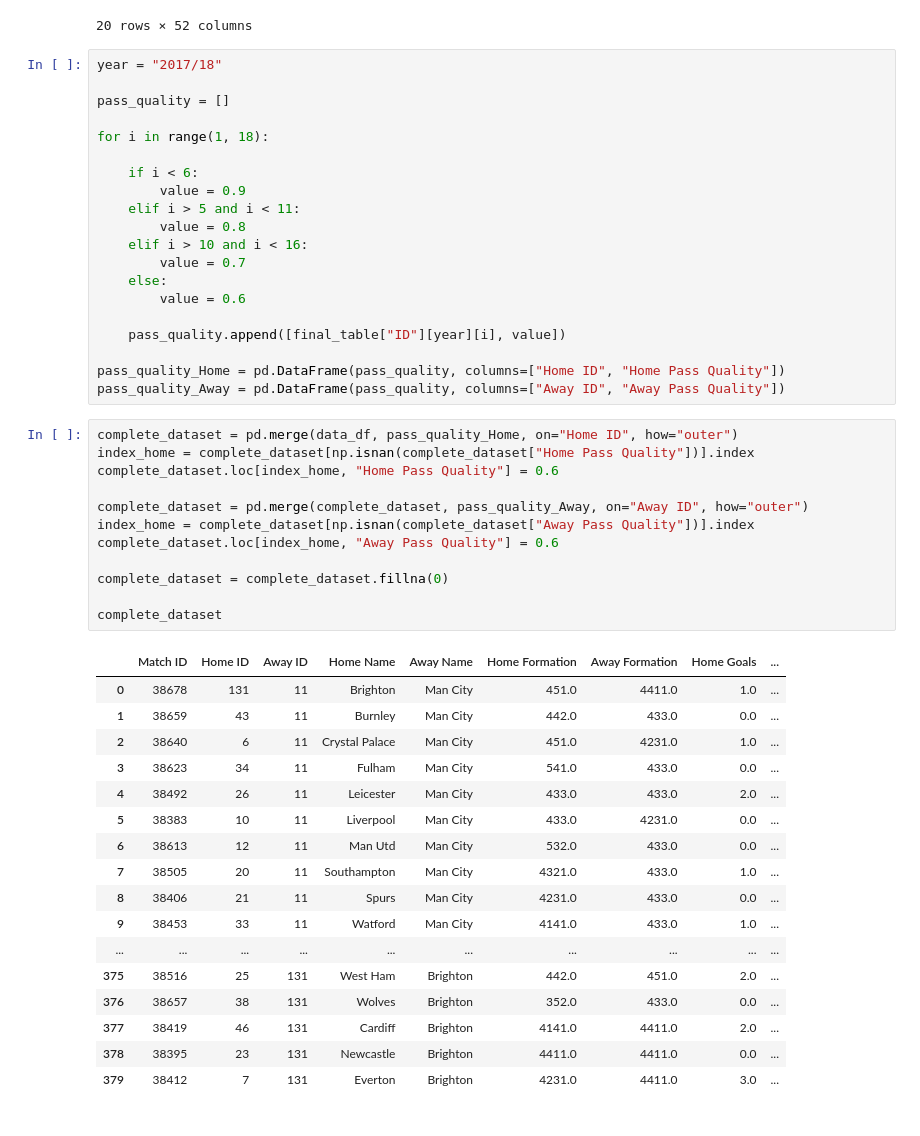
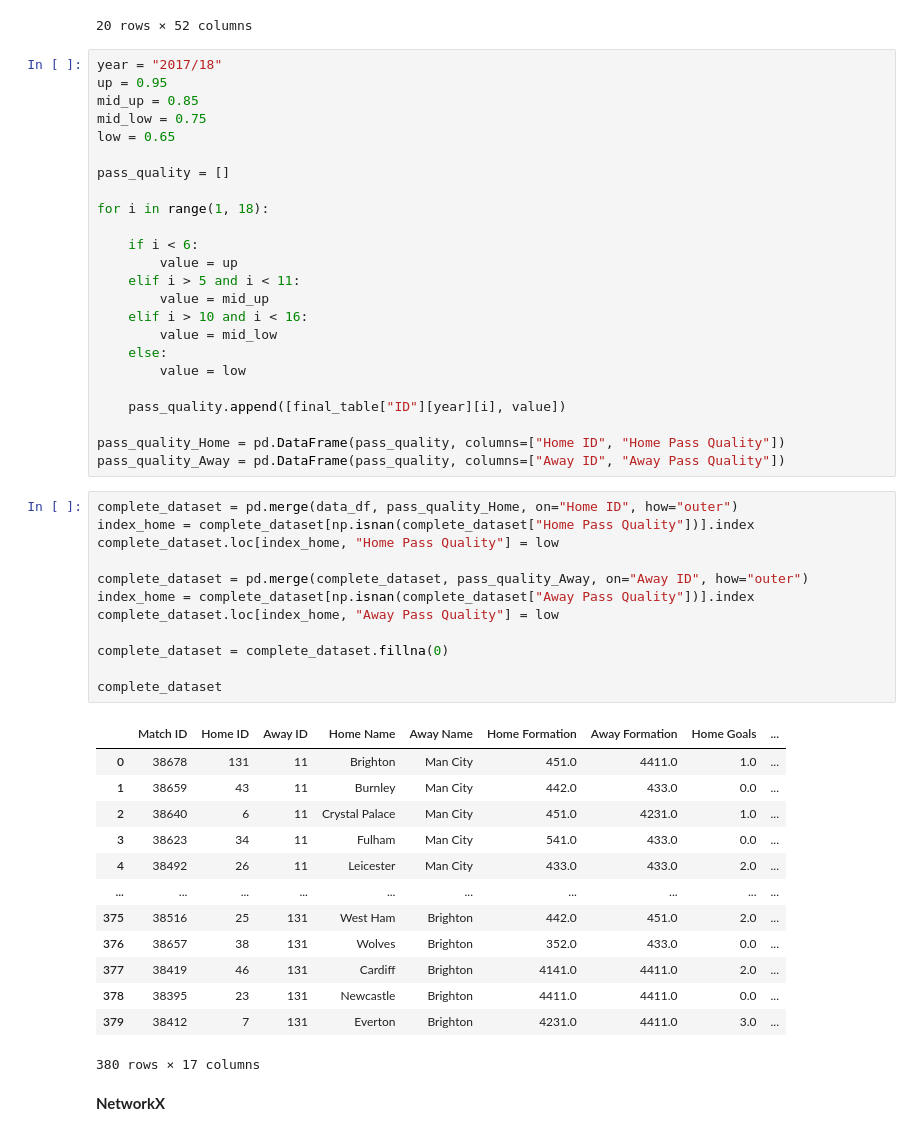
Before and after one commit to brunobelevan/Football-Theory---Formations, a Jupyter notebook: finalProject.ipynb, the cells around one changed output. Drawn from its saved outputs; the diff is of its cells as text.

```diff
--- a/finalProject.ipynb
+++ b/finalProject.ipynb
@@ -403,19 +403,23 @@ display(final_table)
 20 rows × 52 columns
 # %%
 year = "2017/18"
+up = 0.95
+mid_up = 0.85
+mid_low = 0.75
+low = 0.65
 
 pass_quality = []
 
 for i in range(1, 18):
 
     if i < 6:
-        value = 0.9
+        value = up
     elif i > 5 and i < 11:
-        value = 0.8
+        value = mid_up
     elif i > 10 and i < 16:
-        value = 0.7
+        value = mid_low
     else:
-        value = 0.6
+        value = low
 
     pass_quality.append([final_table["ID"][year][i], value])
 
@@ -424,30 +428,28 @@ pass_quality_Away = pd.DataFrame(pass_quality, columns=["Away ID", "Away Pass Qu
 # %%
 complete_dataset = pd.merge(data_df, pass_quality_Home, on="Home ID", how="outer")
 index_home = complete_dataset[np.isnan(complete_dataset["Home Pass Quality"])].index
-complete_dataset.loc[index_home, "Home Pass Quality"] = 0.6
+complete_dataset.loc[index_home, "Home Pass Quality"] = low
 
 complete_dataset = pd.merge(complete_dataset, pass_quality_Away, on="Away ID", how="outer")
 index_home = complete_dataset[np.isnan(complete_dataset["Away Pass Quality"])].index
-complete_dataset.loc[index_home, "Away Pass Quality"] = 0.6
+complete_dataset.loc[index_home, "Away Pass Quality"] = low
 
 complete_dataset = complete_dataset.fillna(0)
 
 complete_dataset
 # %% [output]
 |  | Match ID | Home ID | Away ID | Home Name | Away Name | Home Formation | Away Formation | Home Goals | ... |
 | 0 | 38678 | 131 | 11 | Brighton | Man City | 451.0 | 4411.0 | 1.0 | ... |
 | 1 | 38659 | 43 | 11 | Burnley | Man City | 442.0 | 433.0 | 0.0 | ... |
 | 2 | 38640 | 6 | 11 | Crystal Palace | Man City | 451.0 | 4231.0 | 1.0 | ... |
 | 3 | 38623 | 34 | 11 | Fulham | Man City | 541.0 | 433.0 | 0.0 | ... |
 | 4 | 38492 | 26 | 11 | Leicester | Man City | 433.0 | 433.0 | 2.0 | ... |
-| 5 | 38383 | 10 | 11 | Liverpool | Man City | 433.0 | 4231.0 | 0.0 | ... |
-| 6 | 38613 | 12 | 11 | Man Utd | Man City | 532.0 | 433.0 | 0.0 | ... |
-| 7 | 38505 | 20 | 11 | Southampton | Man City | 4321.0 | 433.0 | 1.0 | ... |
-| 8 | 38406 | 21 | 11 | Spurs | Man City | 4231.0 | 433.0 | 0.0 | ... |
-| 9 | 38453 | 33 | 11 | Watford | Man City | 4141.0 | 433.0 | 1.0 | ... |
 | ... | ... | ... | ... | ... | ... | ... | ... | ... | ... |
 | 375 | 38516 | 25 | 131 | West Ham | Brighton | 442.0 | 451.0 | 2.0 | ... |
 | 376 | 38657 | 38 | 131 | Wolves | Brighton | 352.0 | 433.0 | 0.0 | ... |
 | 377 | 38419 | 46 | 131 | Cardiff | Brighton | 4141.0 | 4411.0 | 2.0 | ... |
 | 378 | 38395 | 23 | 131 | Newcastle | Brighton | 4411.0 | 4411.0 | 0.0 | ... |
 | 379 | 38412 | 7 | 131 | Everton | Brighton | 4231.0 | 4411.0 | 3.0 | ... |
+380 rows × 17 columns
+# %% [markdown]
+**NetworkX**
```
Also changed, not shown: parts of 10 cells of this notebook, 2 other files.
